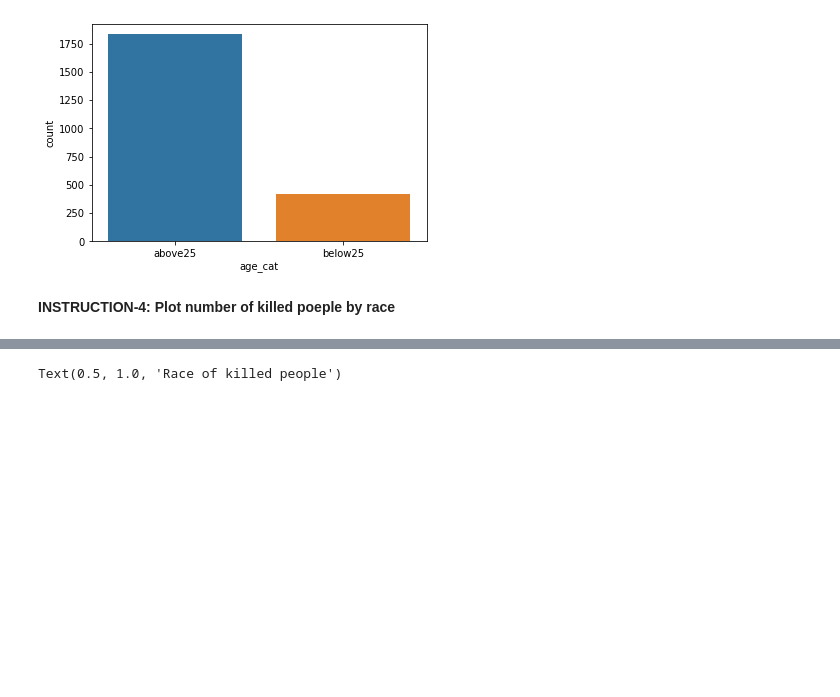
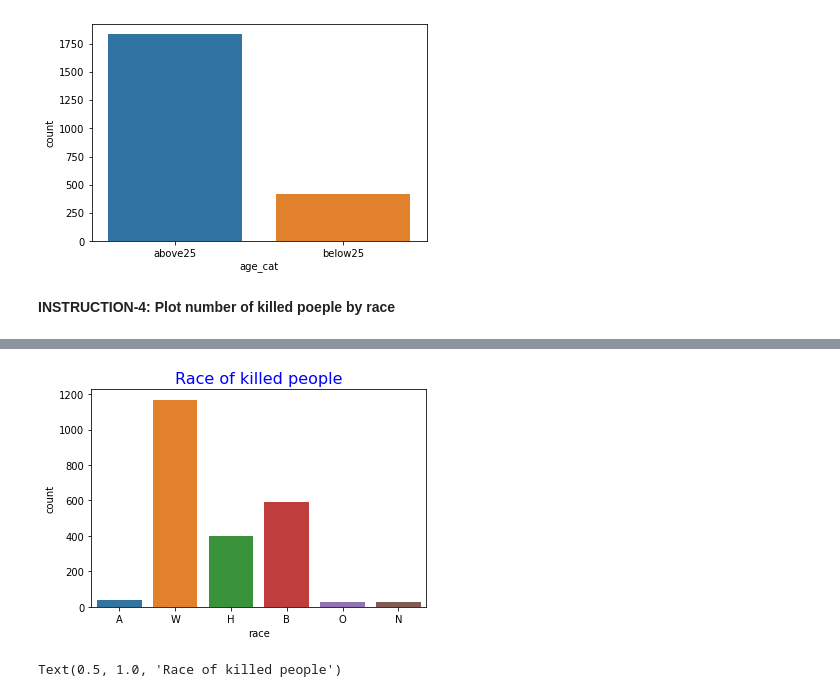
Before and after one commit to Ertugrul-Kurubal/Data-Visualization-With-Python-Projects, a Jupyter notebook: USA Fatal Police Shoot Analyse.ipynb, the cells around one changed output, grey strips where cells are left out. Drawn from its saved outputs; the diff is of its cells as text; code cells hidden in the pictures; blank space fills up the shorter version.

```diff
--- a/USA Fatal Police Shoot Analyse.ipynb
+++ b/USA Fatal Police Shoot Analyse.ipynb
@@ -575,3 +644,9 @@ array(['gun', 'unarmed', 'toy weapon', 'nail gun', 'knife', 'vehicle',
+# %%
+plt.figure(figsize=(6,4))
+sns.countplot(x="race", data=kill)
+plt.title("Race of killed people", color="blue", fontsize=16);
+# %% [output]
+[figure, added]
 # %%
 ...........
 # %% [output]
```
Also changed, not shown: parts of 13 cells of this notebook.
